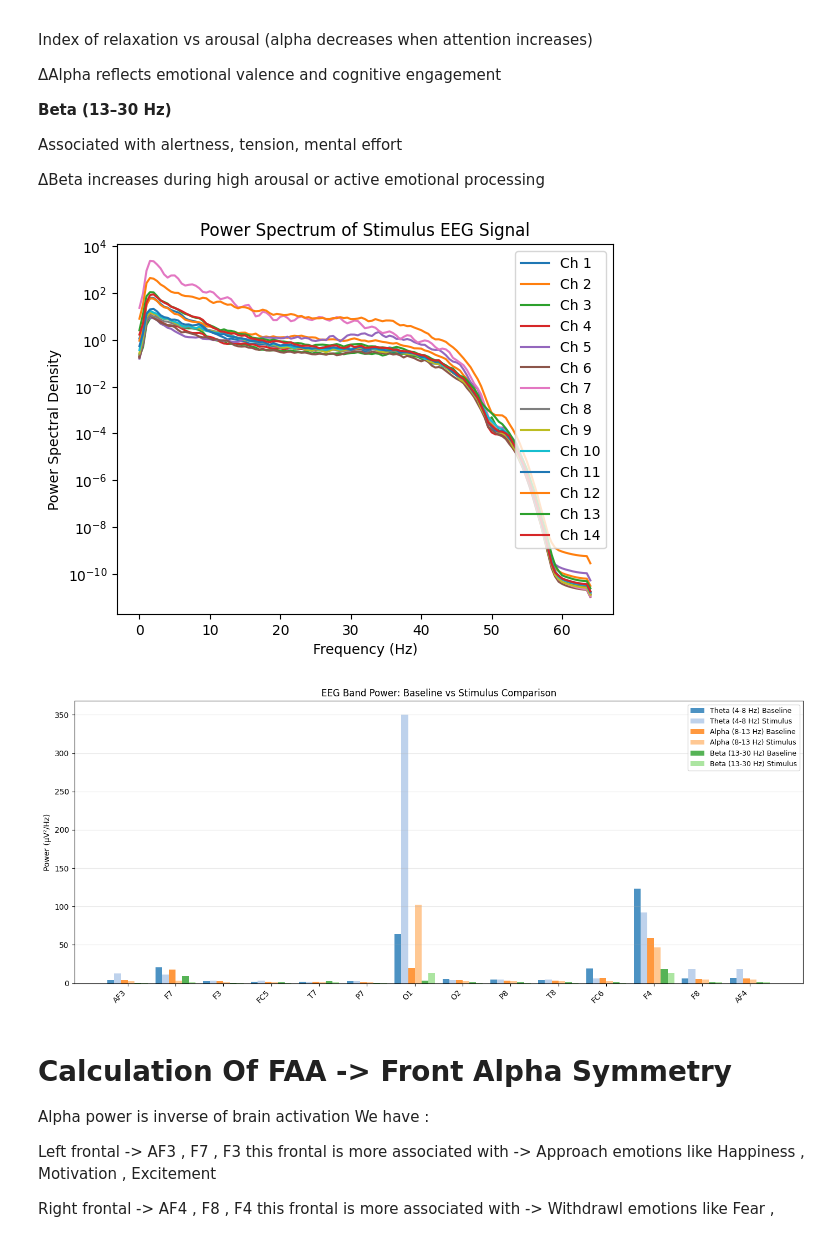
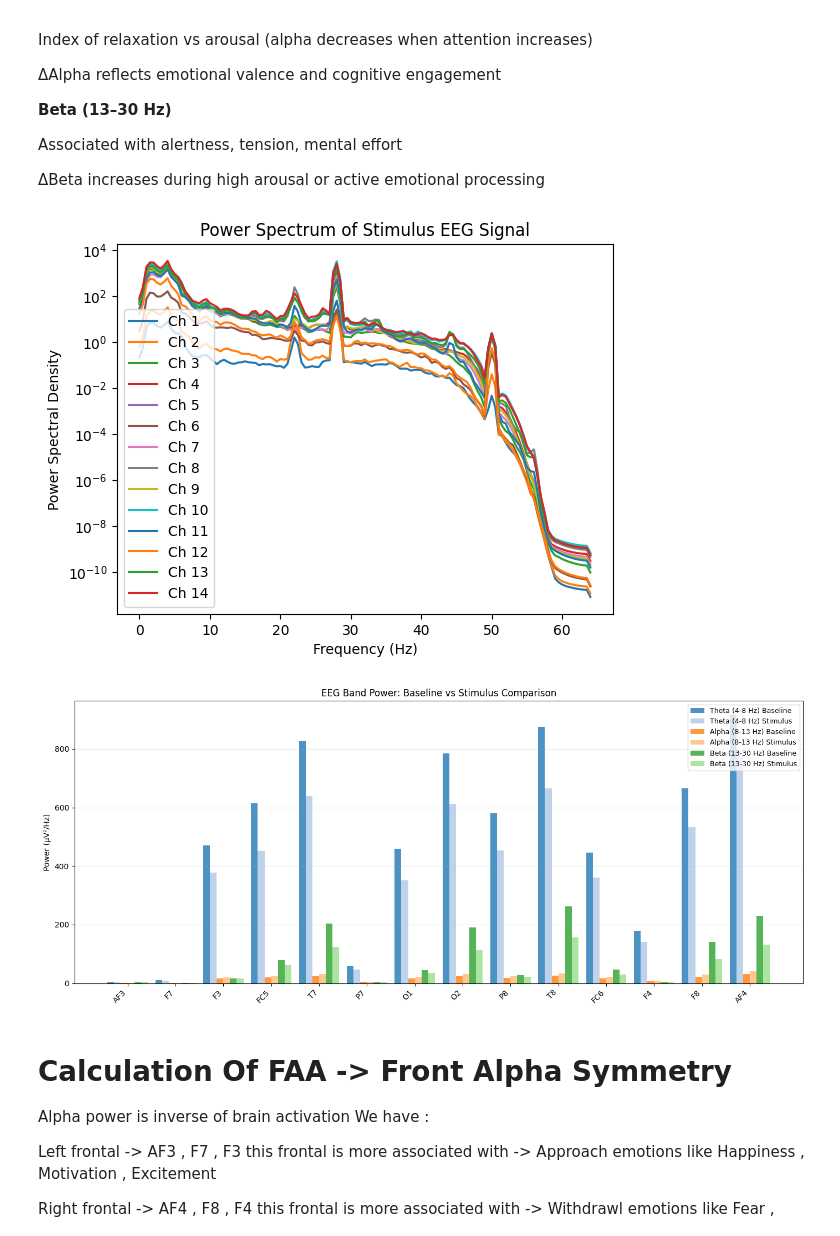
Before and after one commit to Parish-po/Signal-analysis, a Jupyter notebook: DREAMER-EmotionAlignment/notebooks/02_feature_extraction_reactivity.ipynb, the cells around one changed output. Cells and saved outputs as stored; diff of their text form; code cells hidden in the pictures.

```diff
--- a/DREAMER-EmotionAlignment/notebooks/02_feature_extraction_reactivity.ipynb
+++ b/DREAMER-EmotionAlignment/notebooks/02_feature_extraction_reactivity.ipynb
@@ -43,26 +52,18 @@ FS = 128
 BASELINE = df.loc[0, "baseline"]
 STIMULUS = df.loc[0, "stimuli"]
 
-# FIXED: Use full baseline and stimulus (no truncation)
-# This properly compares the entire resting period vs entire video period
-b = BASELINE - BASELINE.mean(axis=0, keepdims=True)
-s = STIMULUS - STIMULUS.mean(axis=0, keepdims=True)
+b = BASELINE
+baseline_length = b.shape[0]
+s = STIMULUS[:baseline_length]
+
+print("Baseline shape:", b.shape)
+print("Stimulus shape:", s.shape)
 
 # RMS per channel (on full signals)
-rms_b = np.sqrt(np.mean(b * b, axis=0))
-rms_s = np.sqrt(np.mean(s * s, axis=0))
+rms_b = np.sqrt(np.mean(b**2, axis=0))
+rms_s = np.sqrt(np.mean(s**2, axis=0))
 
 # Reactivity
 reactivity = rms_s - rms_b
 print("ΔRMS (14 channels):", reactivity)
-
-# Visualization (optional - comment out if not needed)
-# channels = [f"{i+1}" for i in range(b.shape[1])]
-# x = np.arange(len(channels))
-# plt.bar(x, reactivity)
-# plt.xticks(x, channels, rotation=45)
-# plt.ylabel("ΔRMS")
-# plt.title("EEG Channel Reactivity (Stimulus - Baseline)")
-# plt.tight_layout()
-# plt.show()
 # %% [output]
@@ -95,54 +98,53 @@ Associated with alertness, tension, mental effort
 # %%
 from scipy.signal import welch
 
-# Power Spectrum for Stimulus
-f_s , Pxx_s = welch(s , fs=FS , nperseg=FS*2 , axis=0)
+# Power Spectrum for Stimulus (using original signals, not centered)
+f_s, Pxx_s = welch(s, fs=FS, nperseg=256, axis=0)
 
 theta_s = Pxx_s[(f_s>=4)&(f_s<=8)].mean(axis=0)
 alpha_s = Pxx_s[(f_s>=8)&(f_s<=13)].mean(axis=0)
 beta_s  = Pxx_s[(f_s>=13)&(f_s<=30)].mean(axis=0)
 
-
-plt.semilogy(f_s , Pxx_s)
+plt.semilogy(f_s, Pxx_s)
 plt.xlabel("Frequency (Hz)")
 plt.ylabel("Power Spectral Density")
 plt.title("Power Spectrum of Stimulus EEG Signal")
 plt.legend([f"Ch {i+1}" for i in range(s.shape[1])])
 plt.show()
 
-# Power Spectrum for Baseline
-f_b , Pxx_b = welch(b , fs=FS , nperseg=FS*2 , axis=0)
+# Power Spectrum for Baseline (using original signals, not centered)
+f_b, Pxx_b = welch(b, fs=FS, nperseg=256, axis=0)
 theta_b = Pxx_b[(f_b>=4)&(f_b<=8)].mean(axis=0)
 alpha_b = Pxx_b[(f_b>=8)&(f_b<=13)].mean(axis=0)
 beta_b  = Pxx_b[(f_b>=13)&(f_b<=30)].mean(axis=0)
 
 # Define channel names for plotting
 channels = ["AF3","F7","F3","FC5","T7","P7","O1","O2","P8","T8","FC6","F4","F8","AF4"]
 
 # Plot theta, alpha, beta power for comparison
 fig, ax = plt.subplots(figsize=(14, 6))
 x = np.arange(len(channels))
 width = 0.14  # Width of each bar
 
 # Position bars side-by-side for each channel
 ax.bar(x - 2.5*width, theta_b, width, label='Theta (4-8 Hz) Baseline', color='#1f77b4', alpha=0.8)
 ax.bar(x - 1.5*width, theta_s, width, label='Theta (4-8 Hz) Stimulus', color='#aec7e8', alpha=0.8)
 ax.bar(x - 0.5*width, alpha_b, width, label='Alpha (8-13 Hz) Baseline', color='#ff7f0e', alpha=0.8)
 ax.bar(x + 0.5*width, alpha_s, width, label='Alpha (8-13 Hz) Stimulus', color='#ffbb78', alpha=0.8)
 ax.bar(x + 1.5*width, beta_b, width, label='Beta (13-30 Hz) Baseline', color='#2ca02c', alpha=0.8)
 ax.bar(x + 2.5*width, beta_s, width, label='Beta (13-30 Hz) Stimulus', color='#98df8a', alpha=0.8)
 
 ax.set_xticks(x)
 ax.set_xticklabels(channels, rotation=45, ha='right')
 ax.set_ylabel("Power (μV²/Hz)")
 ax.set_title("EEG Band Power: Baseline vs Stimulus Comparison")
 ax.legend(loc='upper right', fontsize=9)
 ax.grid(axis='y', alpha=0.3)
 plt.tight_layout()
 plt.show()
 # %% [output]
-[figure, old version]
+[figure, new version]
-[figure, old version]
+[figure, new version]
 # %%
 #Calculation of band power differences
 delta_theta = theta_s - theta_b
```
Also changed, not shown: parts of 5 cells of this notebook, 21 other files.
